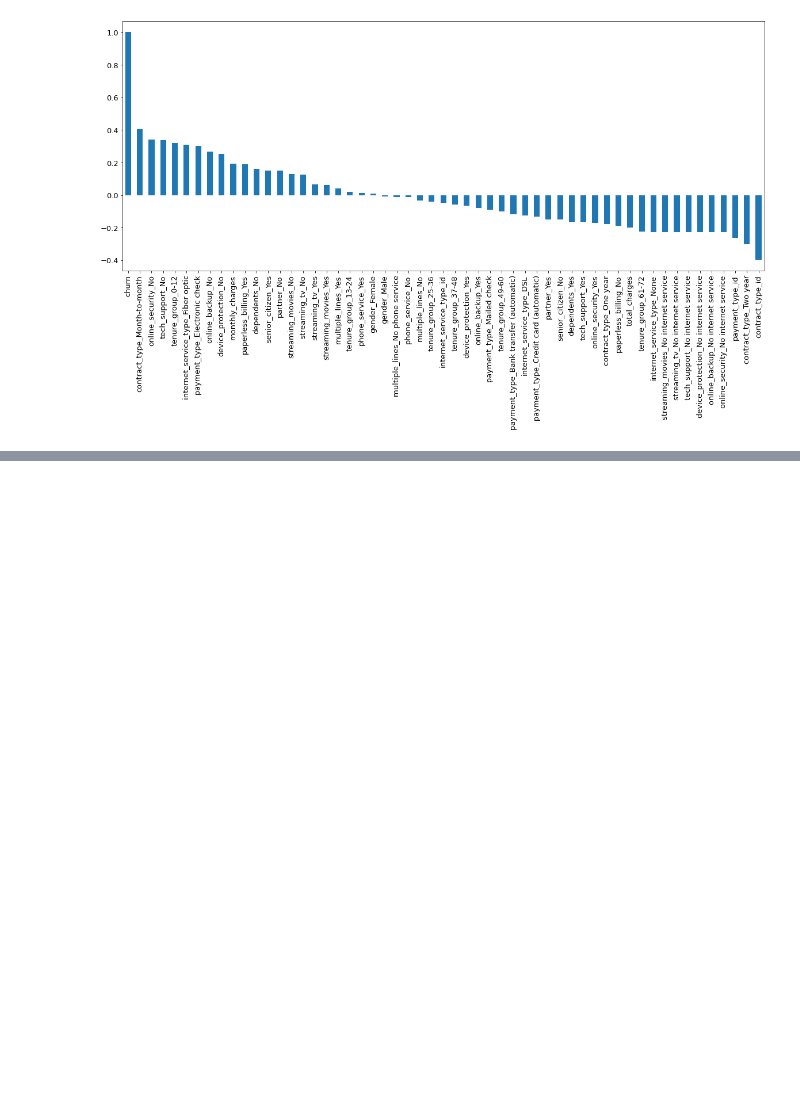
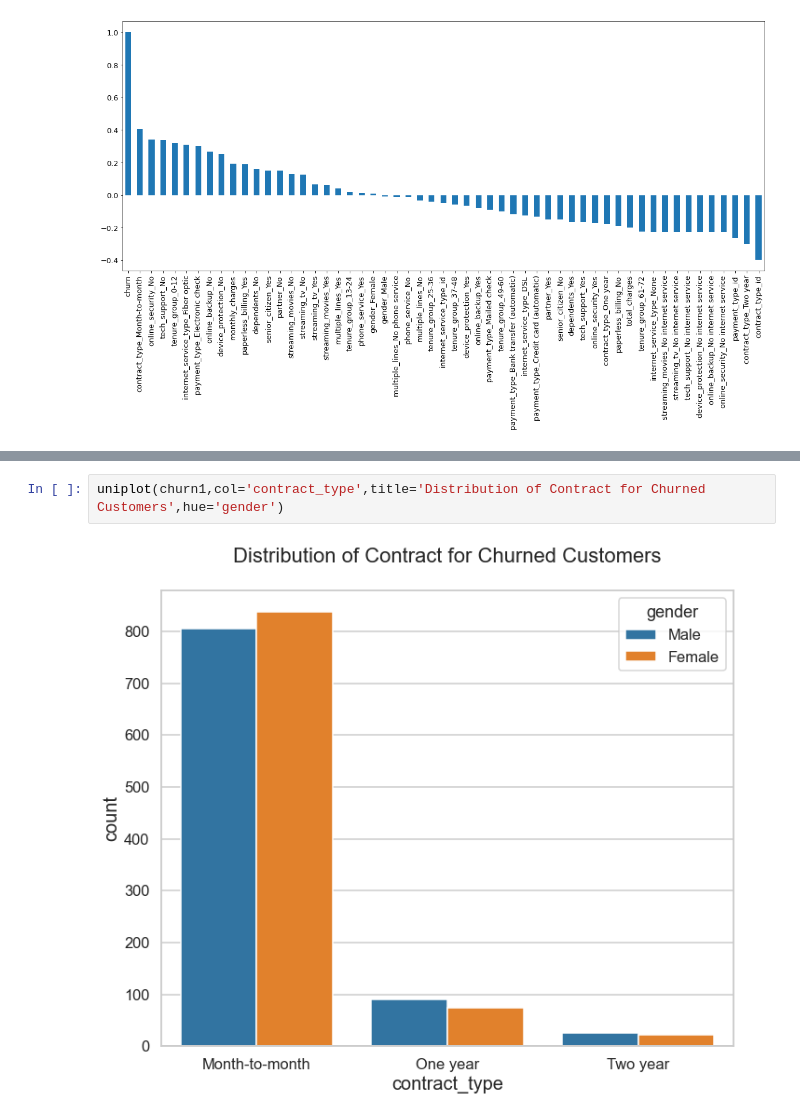
Before and after one commit to raycerna/telco-churn-analysis, a Jupyter notebook: telco_analysis.ipynb, the cells around one changed output, grey strips where cells are left out. Drawn from its saved outputs; the diff is of its cells as text; blank space fills up the shorter version.

```diff
--- a/telco_analysis.ipynb
+++ b/telco_analysis.ipynb
@@ -519,0 +564,4 @@ telco_data_dummies.corr()['churn'].sort_values(ascending = False).plot(kind='bar
+# %%
+uniplot(churn1,col='contract_type',title='Distribution of Contract for Churned Customers',hue='gender')
+# %% [output]
+[figure, added]
```
Also changed, not shown: parts of 22 cells of this notebook.
